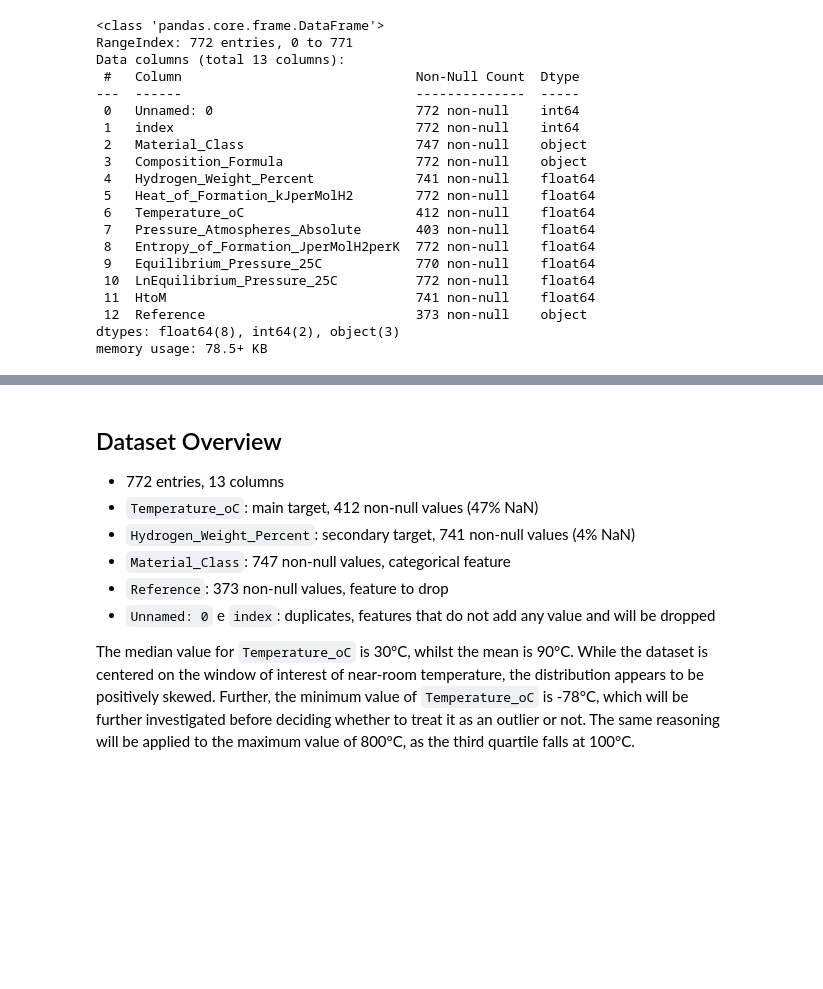
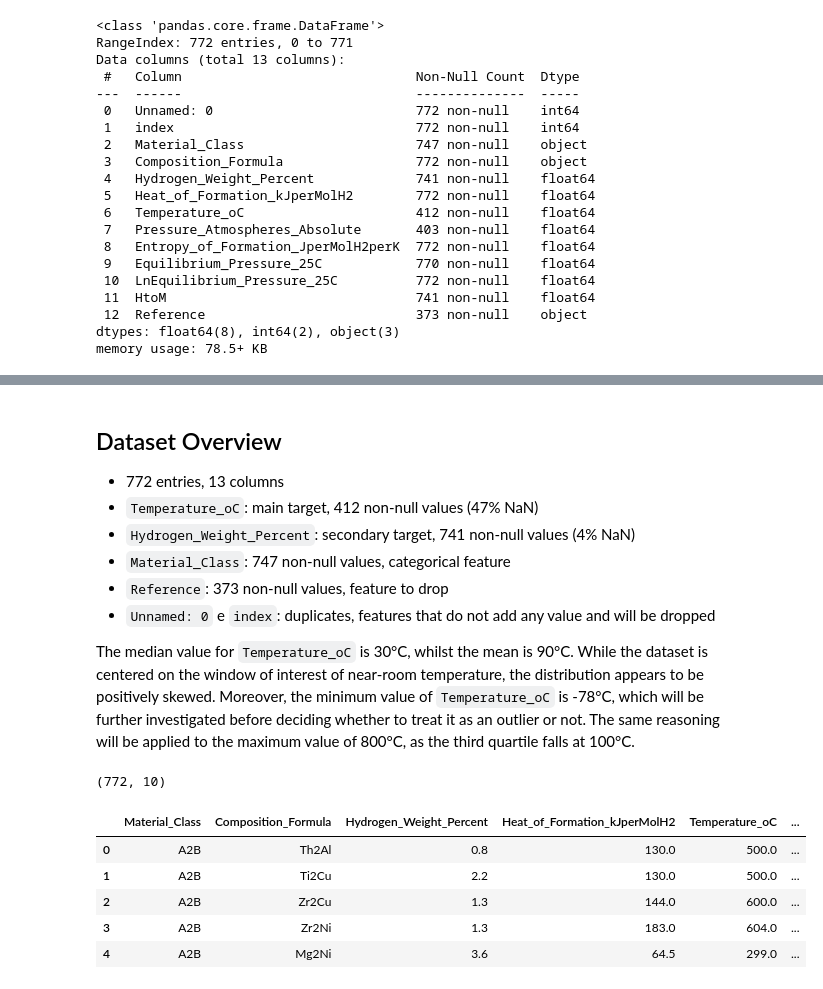
Before and after one commit to giulia-balducci/hydride-property-prediction, a Jupyter notebook: notebooks/02_eda.ipynb, the cells around one changed output, grey strips where cells are left out. Drawn from its saved outputs; the diff is of its cells as text; code cells hidden in the pictures; blank space fills up the shorter version.

Commit message:
02_eda: missing values analysis and dataset split strategy

```diff
--- a/notebooks/02_eda.ipynb
+++ b/notebooks/02_eda.ipynb
@@ -76,4 +76,20 @@ df.describe().T
 - `Unnamed: 0` e `index`: duplicates, features that do not add any value and will be dropped
 
 The median value for `Temperature_oC` is 30°C, whilst the mean is 90°C. While the dataset is centered on the window of interest of near-room temperature, the distribution appears to be positively skewed.
-Further, the minimum value of `Temperature_oC` is -78°C, which will be further investigated before deciding whether to treat it as an outlier or not. The same reasoning will be applied to the maximum value of 800°C, as the third quartile falls at 100°C.
+Moreover, the minimum value of `Temperature_oC` is -78°C, which will be further investigated before deciding whether to treat it as an outlier or not. The same reasoning will be applied to the maximum value of 800°C, as the third quartile falls at 100°C.
+# %%
+# Dropping 'Unnamed: 0', 'index' and 'Reference' columns
+cols_to_drop = ['Unnamed: 0', 'index', 'Reference']
+df = df.drop(columns = cols_to_drop)
+df.shape
+# %% [output]
+(772, 10)
+# %%
+df.head()
+# %% [output]
+|  | Material_Class | Composition_Formula | Hydrogen_Weight_Percent | Heat_of_Formation_kJperMolH2 | Temperature_oC | ... |
+| 0 | A2B | Th2Al | 0.8 | 130.0 | 500.0 | ... |
+| 1 | A2B | Ti2Cu | 2.2 | 130.0 | 500.0 | ... |
+| 2 | A2B | Zr2Cu | 1.3 | 144.0 | 600.0 | ... |
+| 3 | A2B | Zr2Ni | 1.3 | 183.0 | 604.0 | ... |
+| 4 | A2B | Mg2Ni | 3.6 | 64.5 | 299.0 | ... |
```
Also changed, not shown: parts of 5 cells of this notebook.
